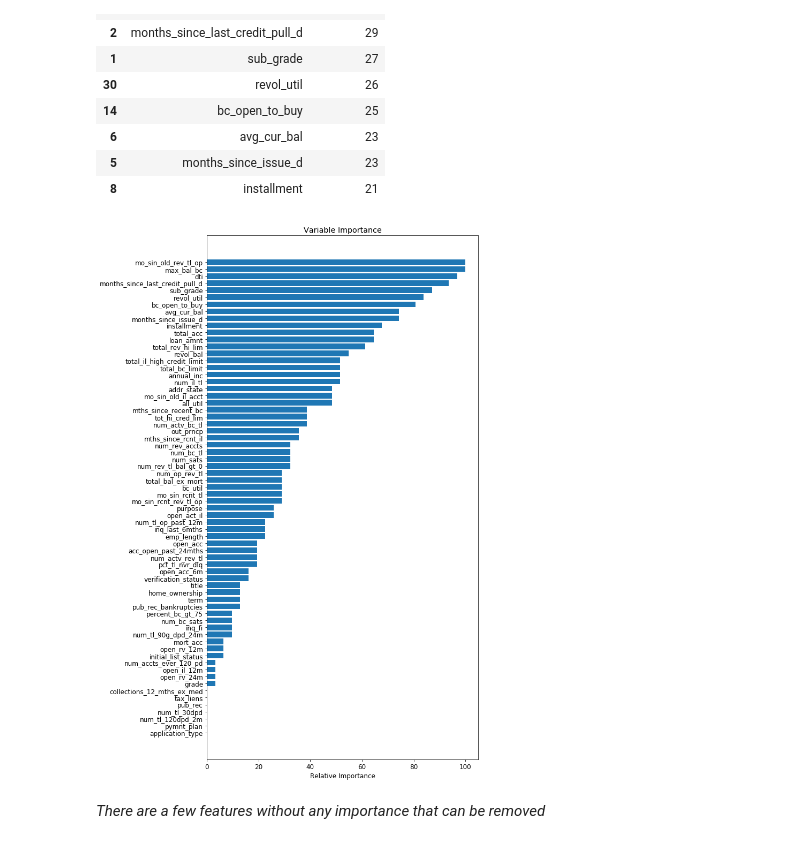
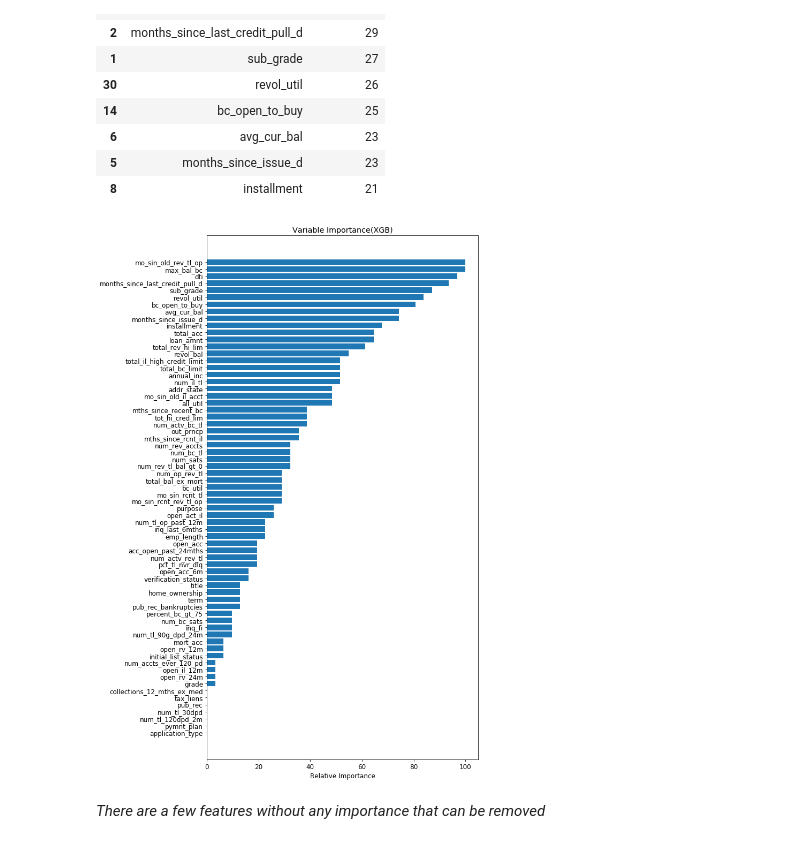
Before and after one commit to gaddyc/Thinkful_Data_Science, a Jupyter notebook: Unit7_FinalCapstone/Unit7.3_ModelCompare_LendingClub.ipynb, the cells around one changed output. Saved outputs shown, nothing was run; the diff lists cells and outputs as text; code cells hidden in the pictures.

```diff
--- a/Unit7_FinalCapstone/Unit7.3_ModelCompare_LendingClub.ipynb
+++ b/Unit7_FinalCapstone/Unit7.3_ModelCompare_LendingClub.ipynb
@@ -555,19 +555,19 @@ xgb_fea_imp.head(10)
 # %%
 fig = plt.figure(figsize=(20, 18))
 feature_importance = xgb_feat.feature_importances_
 
 # Make importances relative to max importance.
 feature_importance = 100.0 * (feature_importance / feature_importance.max())
 sorted_idx = np.argsort(feature_importance)
 pos = np.arange(sorted_idx.shape[0]) + .5
 plt.subplot(1, 2, 2)
 plt.barh(pos, feature_importance[sorted_idx], align='center')
 plt.yticks(pos, X.columns[sorted_idx])
 plt.xlabel('Relative Importance')
-plt.title('Variable Importance')
+plt.title('Variable Importance(XGB)')
 plt.show()
 # %% [output]
-[figure, old version]
+[figure, new version]
 # %% [markdown]
 _There are a few features without any importance that can be removed_
 # %% [markdown]
```
Also changed, not shown: parts of 3 cells of this notebook.
